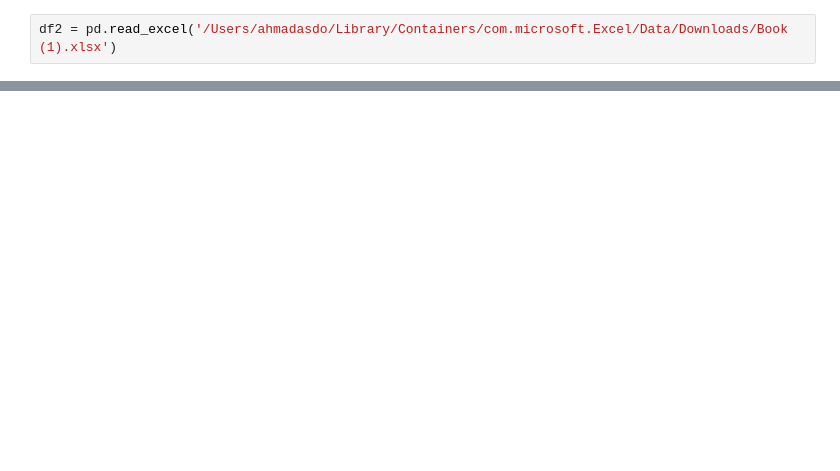
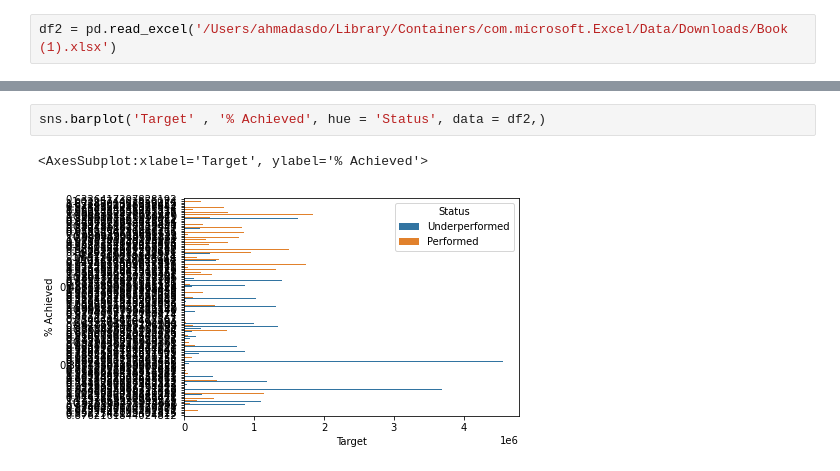
Before and after one commit to ahmadasd1234/Emergent-Energy, a Jupyter notebook: iX internship.ipynb, the cells around one changed output, grey strips where cells are left out. Drawn from its saved outputs; the diff is of its cells as text; blank space fills up the shorter version.

```diff
--- a/iX internship.ipynb
+++ b/iX internship.ipynb
@@ -345,0 +314,5 @@ sns.boxplot('Target' , 'Status', data = df2)
+# %%
+sns.barplot('Target' , '% Achieved', hue = 'Status', data = df2,)
+# %% [output]
+<AxesSubplot:xlabel='Target', ylabel='% Achieved'>
+[figure, added]
```
Also changed, not shown: parts of 32 cells of this notebook.
